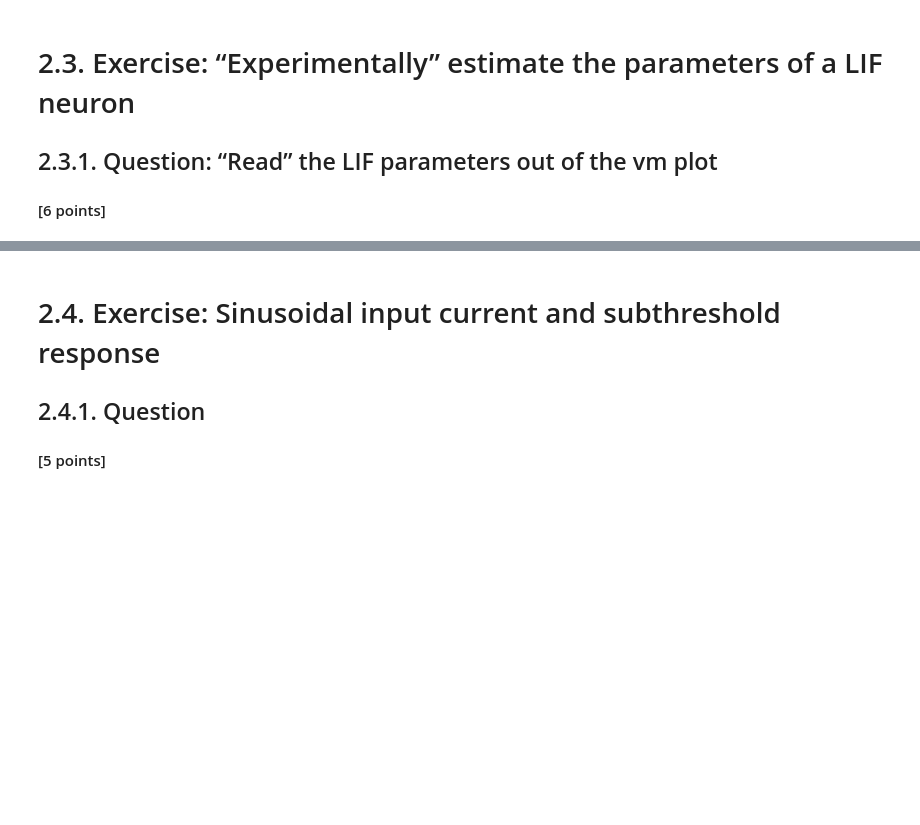
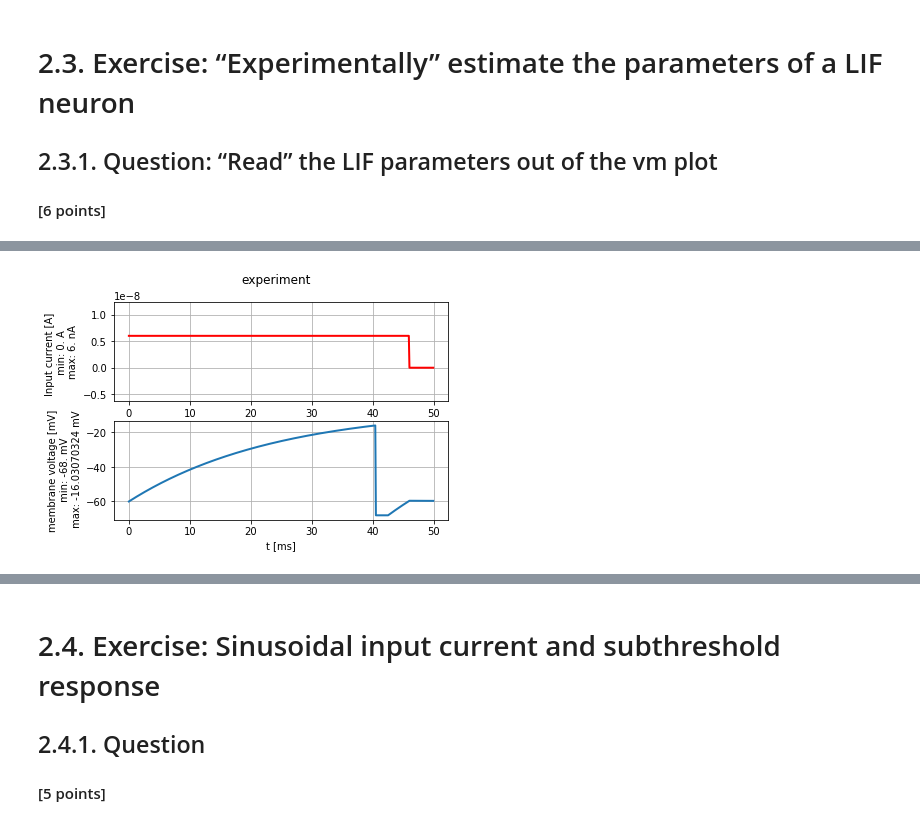
Before and after one commit to Shrecki/BioModNN, a Jupyter notebook: Ex2_Fabrice_Guibert_000.ipynb, the cells around one changed output, grey strips where cells are left out. Cells and saved outputs as stored; diff of their text form; code cells hidden in the pictures; blank space fills up the shorter version.

```diff
--- a/Ex2_Fabrice_Guibert_000.ipynb
+++ b/Ex2_Fabrice_Guibert_000.ipynb
@@ -239,0 +277,4 @@ plot_tools.plot_voltage_and_current_traces(state_monitor, test_current, title="e
+# %%
+randomSimulation(0,45,6)
+# %% [output]
+[figure, added]
```
Also changed, not shown: parts of 15 cells of this notebook.
